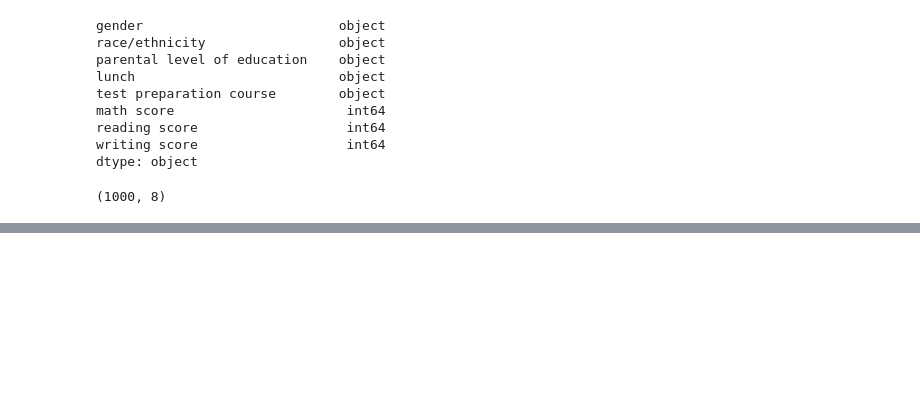
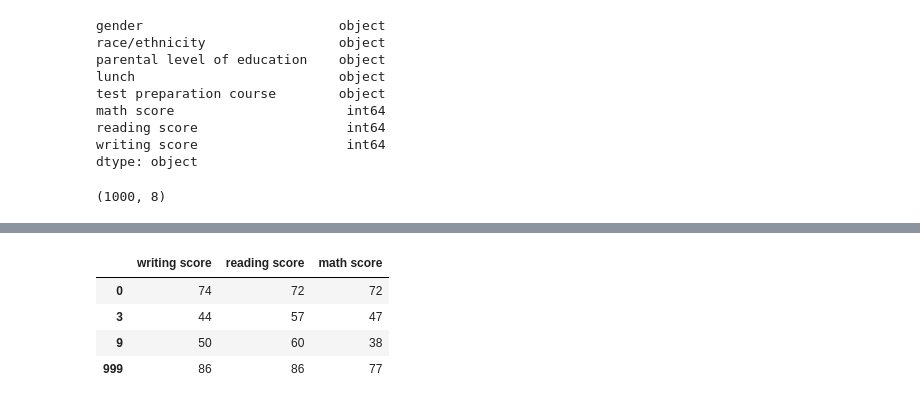
Before and after one commit to Accolyte42/Carpov_ML, a Jupyter notebook: Carpov_notes.ipynb, the cells around one changed output, grey strips where cells are left out. Saved outputs shown, nothing was run; the diff lists cells and outputs as text; code cells hidden in the pictures; blank space fills up the shorter version.

```diff
--- a/Carpov_notes.ipynb
+++ b/Carpov_notes.ipynb
@@ -82,0 +126,8 @@ students_performanse.shape # вывод размерности данны
+# %%
+students_performanse.iloc[[0, 3, 9, -1], [-1, -2, -3]] # Метод iloc (integer location) - типа позиции
+# %% [output]
+|  | writing score | reading score | math score |
+| 0 | 74 | 72 | 72 |
+| 3 | 44 | 57 | 47 |
+| 9 | 50 | 60 | 38 |
+| 999 | 86 | 86 | 77 |
```
Also changed, not shown: parts of 25 cells of this notebook.
